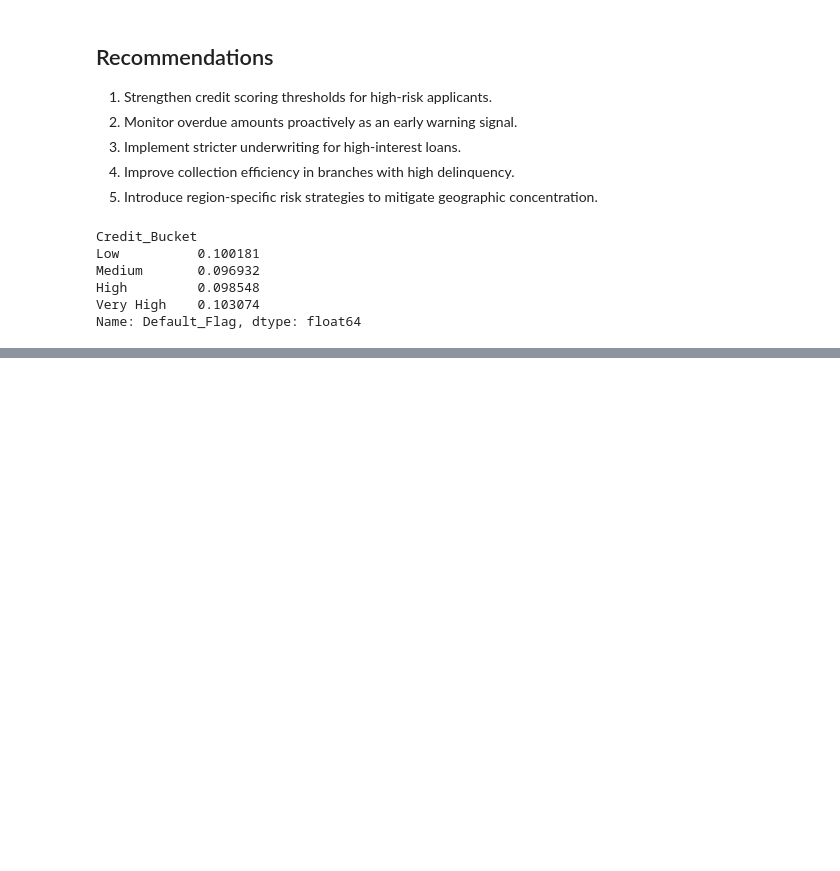
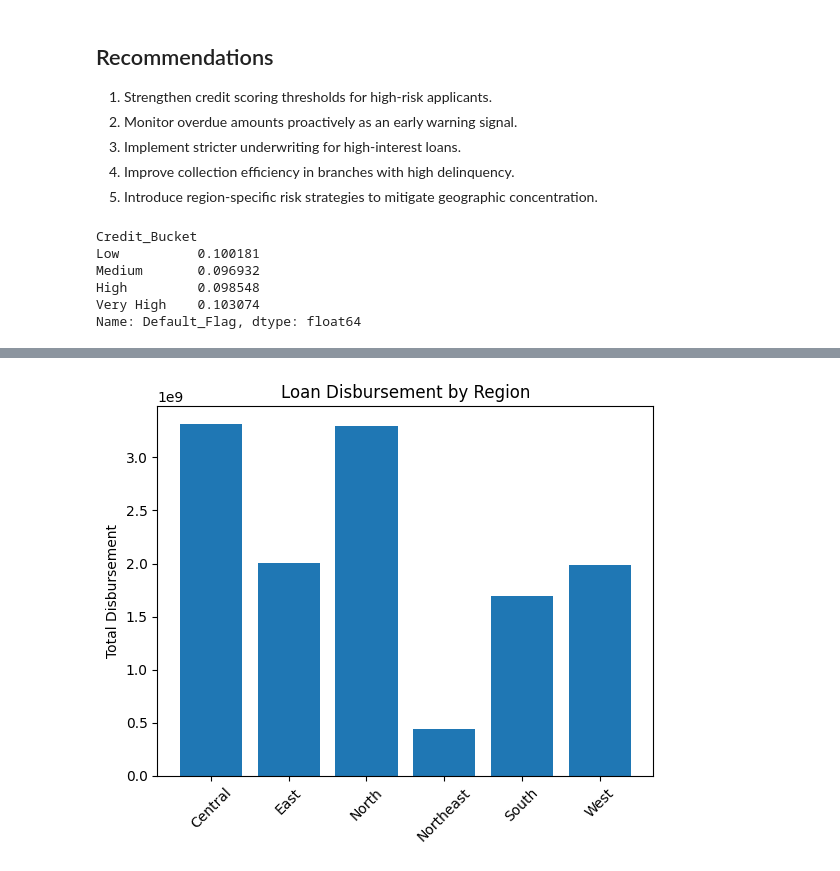
Before and after one commit to madhurmd/hero-fincorp-loan-analysis, a Jupyter notebook: notebooks/analysis.ipynb, the cells around one changed output, grey strips where cells are left out. Saved outputs shown, nothing was run; the diff lists cells and outputs as text; code cells hidden in the pictures; blank space fills up the shorter version.

```diff
--- a/notebooks/analysis.ipynb
+++ b/notebooks/analysis.ipynb
@@ -479,0 +537,15 @@ Name: Default_Flag, dtype: float64
+# %%
+region_perf = branch_df.groupby('Region').agg({
+    'Loan_Disbursement_Amount': 'sum',
+    'Default_Rate': 'mean',
+    'Avg_Processing_Time': 'mean'
+}).reset_index()
+# %%
+plt.figure()
+plt.bar(region_perf['Region'], region_perf['Loan_Disbursement_Amount'])
+plt.title("Loan Disbursement by Region")
+plt.xticks(rotation=45)
+plt.ylabel("Total Disbursement")
+plt.show()
+# %% [output]
+[figure, added]
```
Also changed, not shown: parts of 15 cells of this notebook.
